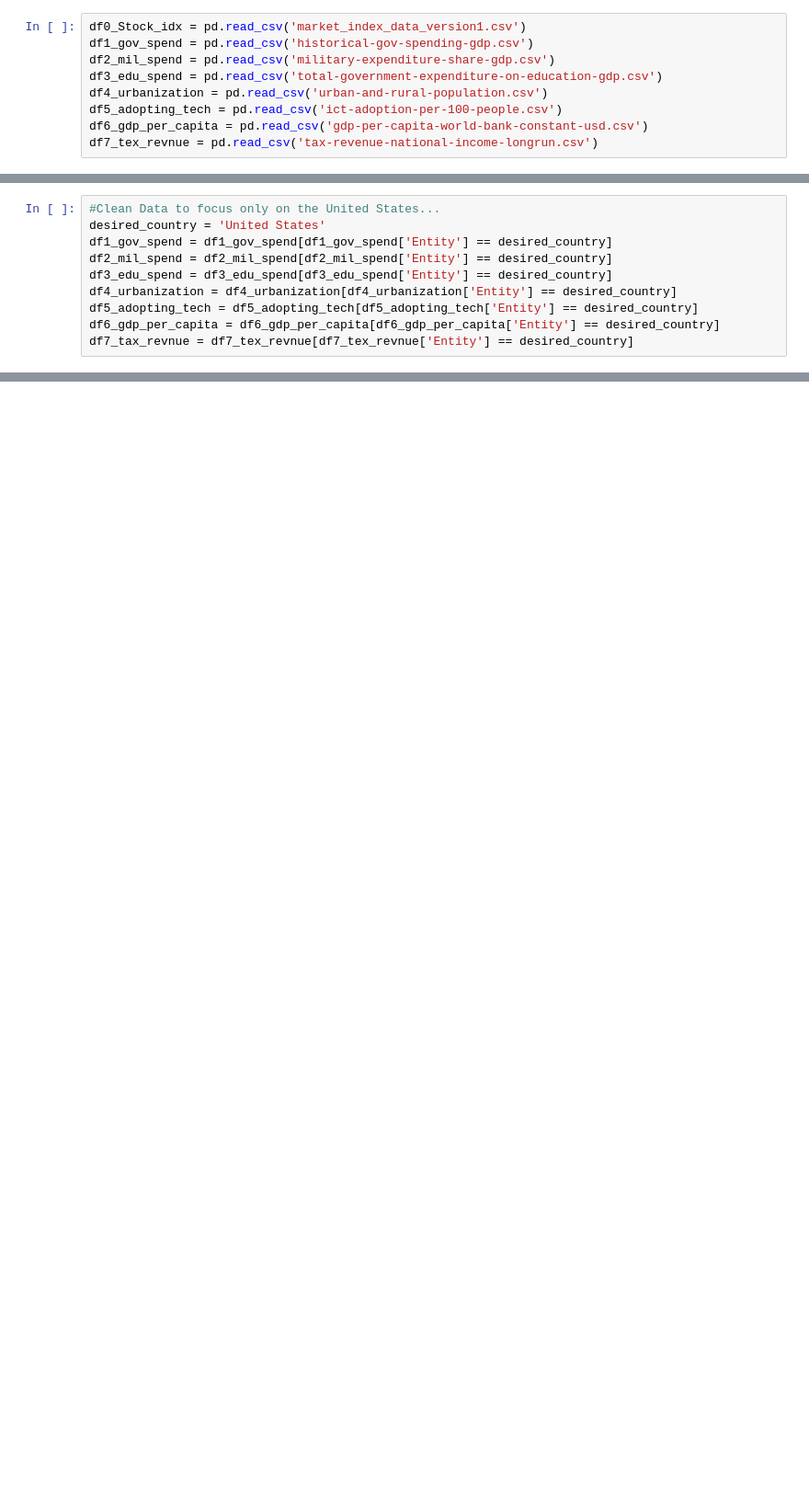
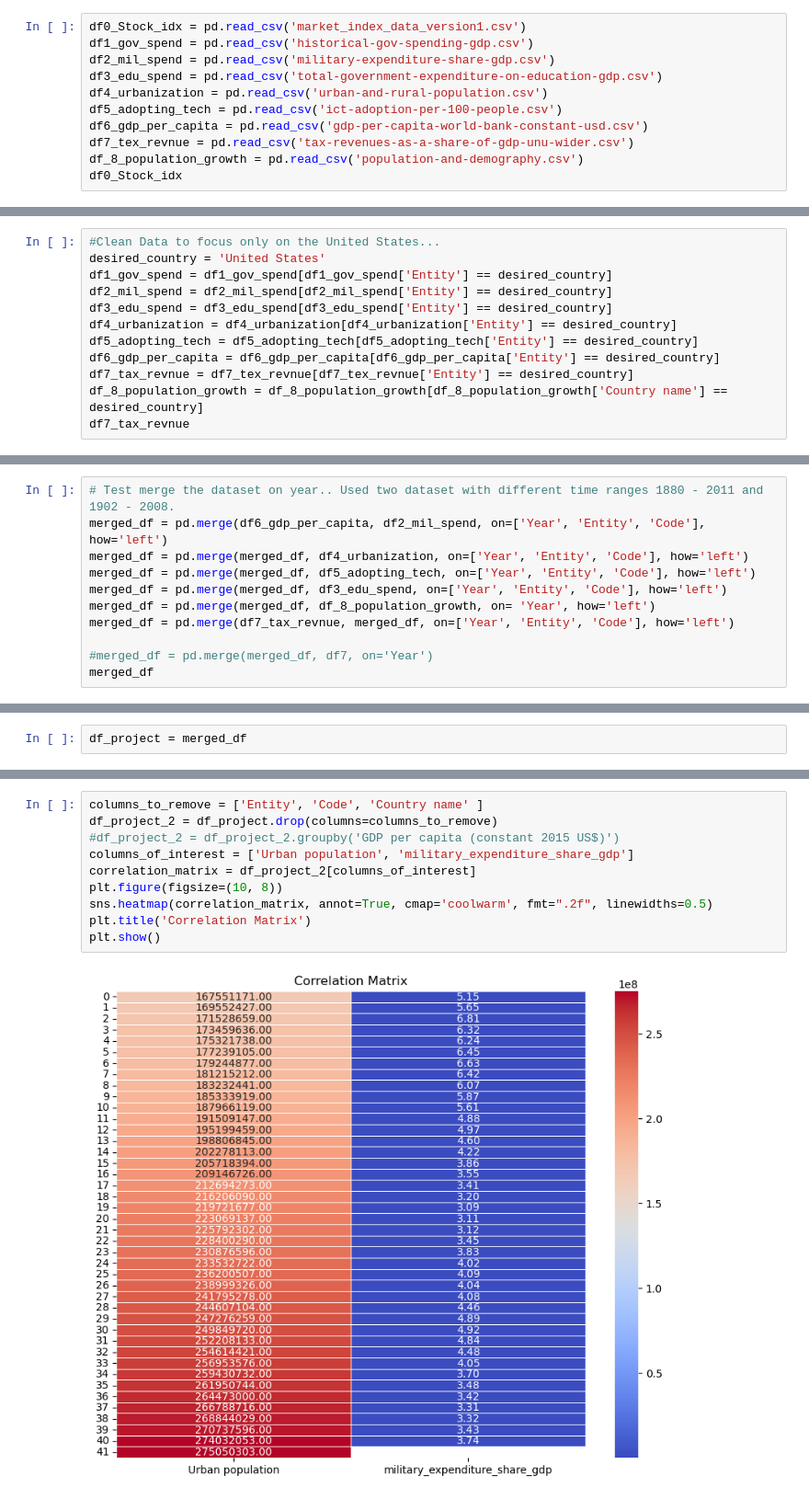
Before and after one commit to Theoceanisfull/Case_Study_Military_Spending_And_Economic_Output_Relationship, a Jupyter notebook: Data_cleaning.ipynb, the cells around one changed output, grey strips where cells are left out. Shown at 92% size. Cells and saved outputs as stored; diff of their text form; blank space fills up the shorter version.

```diff
--- a/Data_cleaning.ipynb
+++ b/Data_cleaning.ipynb
@@ -9,4 +11,6 @@ df3_edu_spend = pd.read_csv('total-government-expenditure-on-education-gdp.csv')
 df4_urbanization = pd.read_csv('urban-and-rural-population.csv')
 df5_adopting_tech = pd.read_csv('ict-adoption-per-100-people.csv')
 df6_gdp_per_capita = pd.read_csv('gdp-per-capita-world-bank-constant-usd.csv')
-df7_tex_revnue = pd.read_csv('tax-revenue-national-income-longrun.csv')
+df7_tex_revnue = pd.read_csv('tax-revenues-as-a-share-of-gdp-unu-wider.csv')
+df_8_population_growth = pd.read_csv('population-and-demography.csv')
+df0_Stock_idx
@@ -20,3 +38,5 @@ df4_urbanization = df4_urbanization[df4_urbanization['Entity'] == desired_countr
 df5_adopting_tech = df5_adopting_tech[df5_adopting_tech['Entity'] == desired_country]
 df6_gdp_per_capita = df6_gdp_per_capita[df6_gdp_per_capita['Entity'] == desired_country]
 df7_tax_revnue = df7_tex_revnue[df7_tex_revnue['Entity'] == desired_country]
+df_8_population_growth = df_8_population_growth[df_8_population_growth['Country name'] == desired_country]
+df7_tax_revnue
@@ -46,0 +113,11 @@ merged_df2
+# %%
+# Test merge the dataset on year.. Used two dataset with different time ranges 1880 - 2011 and 1902 - 2008.
+merged_df = pd.merge(df6_gdp_per_capita, df2_mil_spend, on=['Year', 'Entity', 'Code'], how='left')
+merged_df = pd.merge(merged_df, df4_urbanization, on=['Year', 'Entity', 'Code'], how='left')
+merged_df = pd.merge(merged_df, df5_adopting_tech, on=['Year', 'Entity', 'Code'], how='left')
+merged_df = pd.merge(merged_df, df3_edu_spend, on=['Year', 'Entity', 'Code'], how='left')
+merged_df = pd.merge(merged_df, df_8_population_growth, on= 'Year', how='left')
+merged_df = pd.merge(df7_tax_revnue, merged_df, on=['Year', 'Entity', 'Code'], how='left')
+
+#merged_df = pd.merge(merged_df, df7, on='Year')
+merged_df
@@ -46,0 +143,2 @@ merged_df2
+# %%
+df_project = merged_df
@@ -46,0 +166,12 @@ merged_df2
+# %%
+columns_to_remove = ['Entity', 'Code', 'Country name' ]
+df_project_2 = df_project.drop(columns=columns_to_remove)
+#df_project_2 = df_project_2.groupby('GDP per capita (constant 2015 US$)')
+columns_of_interest = ['Urban population', 'military_expenditure_share_gdp']
+correlation_matrix = df_project_2[columns_of_interest]
+plt.figure(figsize=(10, 8))
+sns.heatmap(correlation_matrix, annot=True, cmap='coolwarm', fmt=".2f", linewidths=0.5)
+plt.title('Correlation Matrix')
+plt.show()
+# %% [output]
+[figure, added]
```
Also changed, not shown: parts of 8 cells of this notebook, 6 other files.
